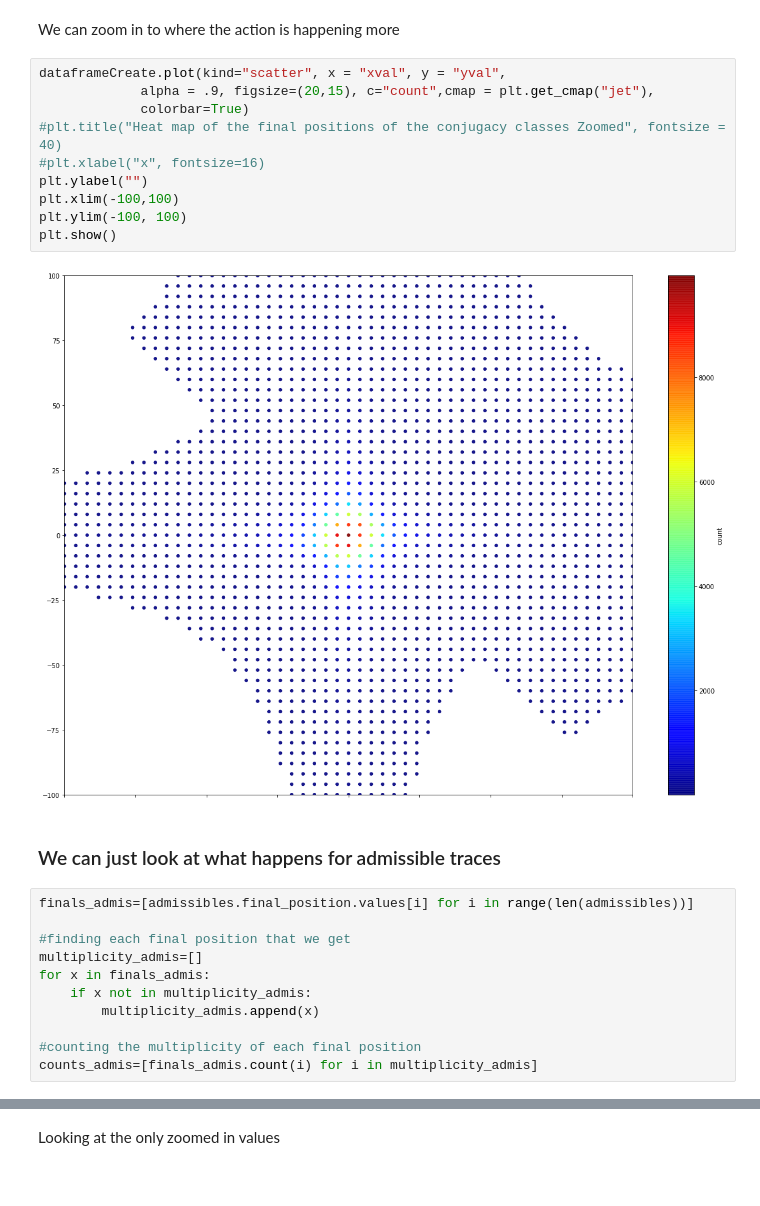
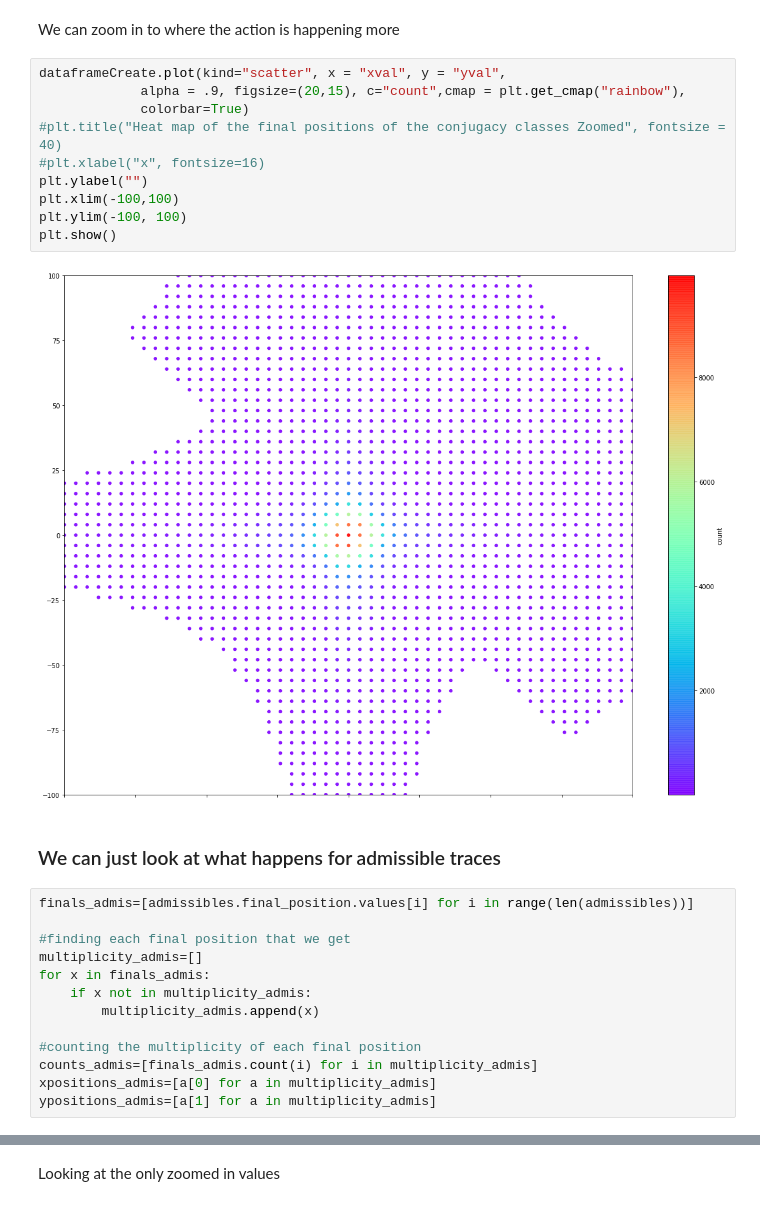
Before and after one commit to BrookeOgrodnik/CommutatorSubgroups, a Jupyter notebook: PythonCode/Walks_of_traces.ipynb, the cells around one changed output, grey strips where cells are left out. Cells and saved outputs as stored; diff of their text form.

```diff
--- a/PythonCode/Walks_of_traces.ipynb
+++ b/PythonCode/Walks_of_traces.ipynb
@@ -83,16 +83,16 @@ plt.show()
 We can zoom in to where the action is happening more
 # %%
 dataframeCreate.plot(kind="scatter", x = "xval", y = "yval",
-             alpha = .9, figsize=(20,15), c="count",cmap = plt.get_cmap("jet"),
+             alpha = .9, figsize=(20,15), c="count",cmap = plt.get_cmap("rainbow"),
              colorbar=True)
 #plt.title("Heat map of the final positions of the conjugacy classes Zoomed", fontsize = 40)
 #plt.xlabel("x", fontsize=16)
 plt.ylabel("")
 plt.xlim(-100,100)
 plt.ylim(-100, 100)
 plt.show()
 # %% [output]
-[figure, old version]
+[figure, new version]
 # %% [markdown]
 ### We can just look at what happens for admissible traces
 # %%
@@ -106,4 +106,6 @@ for x in finals_admis:
 
 #counting the multiplicity of each final position
 counts_admis=[finals_admis.count(i) for i in multiplicity_admis]
+xpositions_admis=[a[0] for a in multiplicity_admis]
+ypositions_admis=[a[1] for a in multiplicity_admis]
 # %%
```
Also changed, not shown: parts of 7 cells of this notebook, 1 other file.
